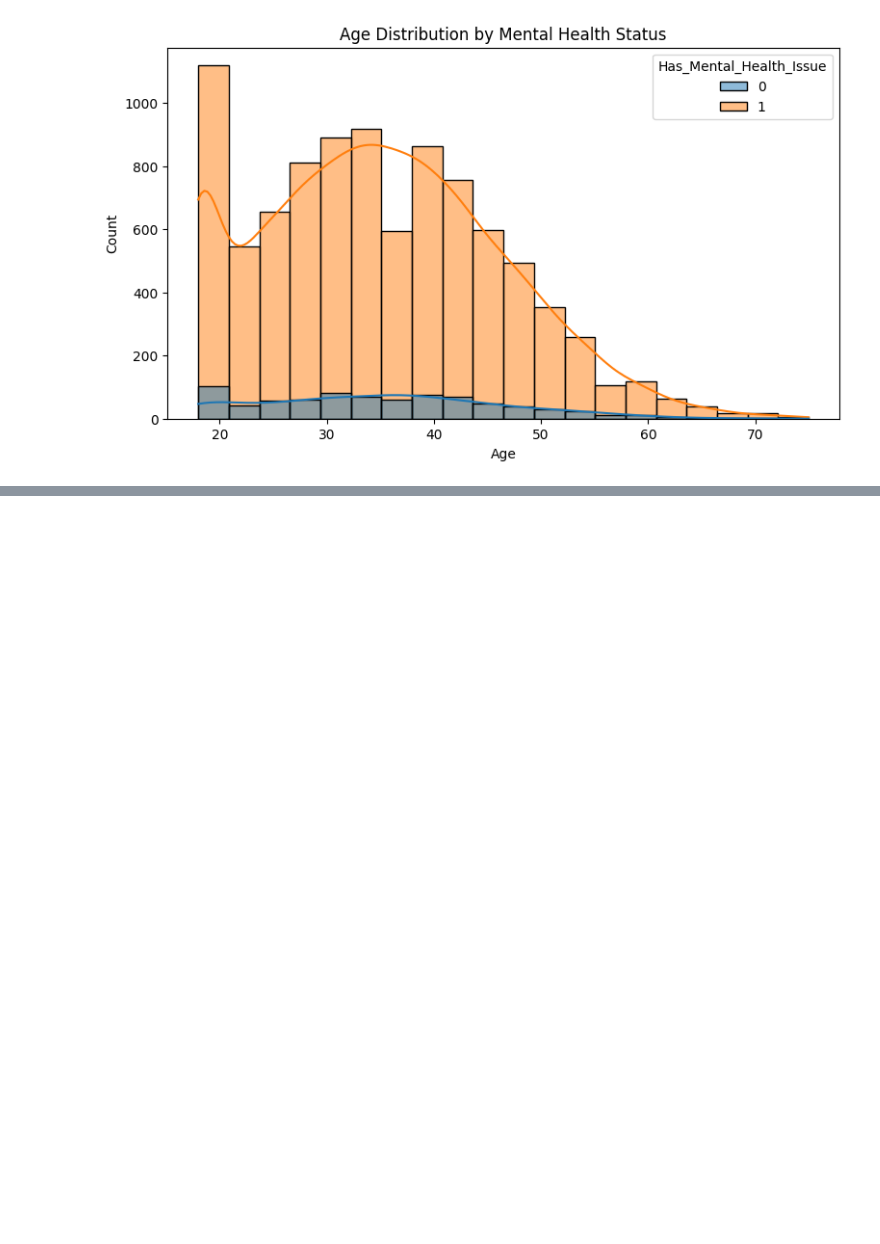
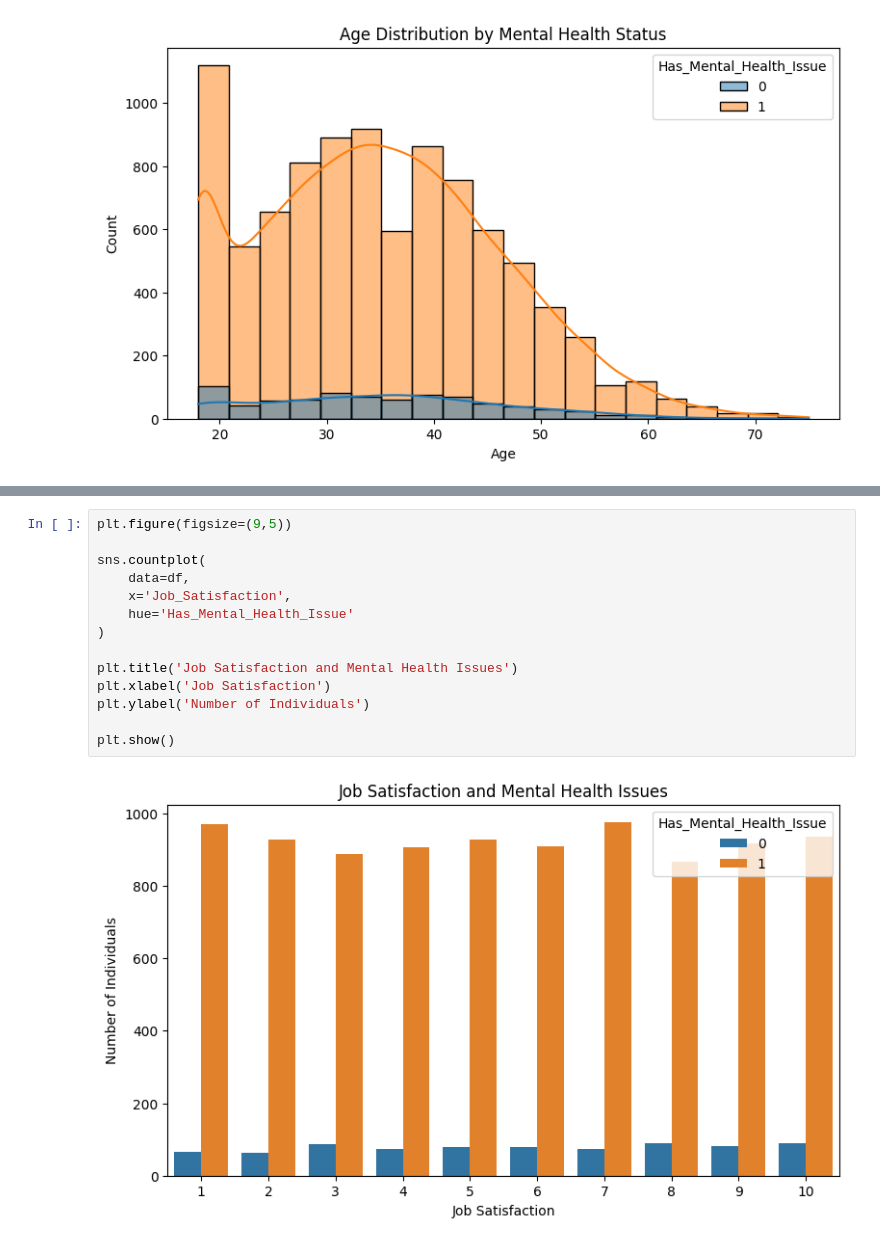
Before and after one commit to samifahim07/PsychWell-Predictive-Modeling, a Jupyter notebook: mental_health.ipynb, the cells around one changed output, grey strips where cells are left out. Cells and saved outputs as stored; diff of their text form; blank space fills up the shorter version.

```diff
--- a/mental_health.ipynb
+++ b/mental_health.ipynb
@@ -234,0 +251,16 @@ plt.show()
+# %%
+plt.figure(figsize=(9,5))
+
+sns.countplot(
+    data=df,
+    x='Job_Satisfaction',
+    hue='Has_Mental_Health_Issue'
+)
+
+plt.title('Job Satisfaction and Mental Health Issues')
+plt.xlabel('Job Satisfaction')
+plt.ylabel('Number of Individuals')
+
+plt.show()
+# %% [output]
+[figure, added]
```
Also changed, not shown: parts of 1 cell of this notebook.
